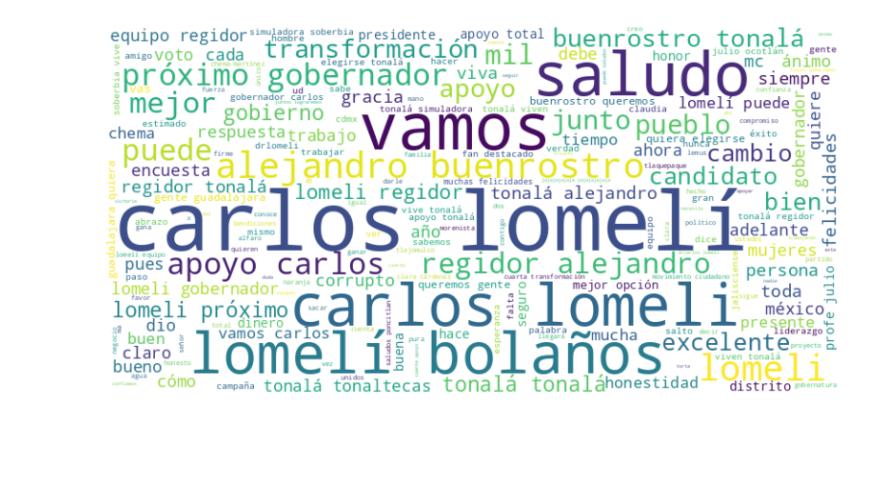
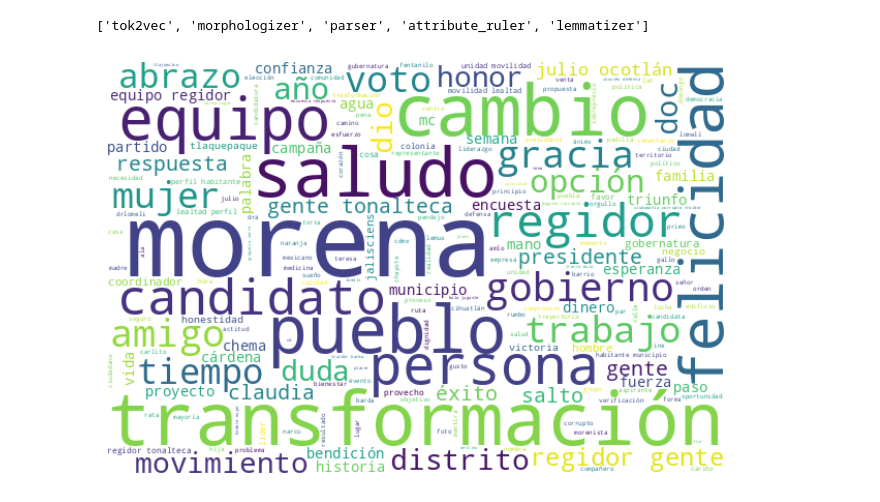
Before and after one commit to mrqm30/khorda_data, a Jupyter notebook: lomeli/general/analisis_coments_general.ipynb, the cells around one changed output. Drawn from its saved outputs; the diff is of its cells as text; code cells hidden in the pictures; blank space fills up the shorter version.

```diff
--- a/lomeli/general/analisis_coments_general.ipynb
+++ b/lomeli/general/analisis_coments_general.ipynb
@@ -115,17 +95,56 @@ AttributeError: 'DataFrame' object has no attribute 'tokens'
+# %%
+nlp.disable_pipes('ner')
+print(nlp.pipe_names)
+dataset = df_coments['texto']
+docs = []
+for text in tqdm(nlp.pipe(dataset), total=len(dataset)):
+    doc = nlp(text)
+    pt = [token.lemma_.lower() for token in doc if
+           (len(token.lemma_) > 1 and token.pos_ == "NOUN" and
+          not token.is_stop)]
+    docs.append(pt)
+counts_word_occurence = Counter(chain(*[x for x in docs]))
+low_freq_words = {key:value for (key,value) in counts_word_occurence.items() if value==1}
+docs = [[lemma for lemma in text if counts_word_occurence[lemma]>1] for text in docs]
+docs_length=len(docs)
+counts_word_percentage = Counter(chain(*[set(x) for x in docs]))
+counts_word_percentage = {key:(value/docs_length)*100 for (key,value) in counts_word_percentage.items()}
+high_freq_words = {key:value for (key,value) in counts_word_percentage.items() if value>4}
+docs =  [[lemma for lemma in text if counts_word_percentage[lemma]<4] for text in docs]
+# %% [output]
+['tok2vec', 'morphologizer', 'parser', 'attribute_ruler', 'lemmatizer']
 # %%
+######Nube de Palabras########################
+import matplotlib.pyplot as plt
+from wordcloud import WordCloud
+
+# Limpieza de Stop_words
+stop_words.extend(("q", "d", "van", "si", "pa", "así", "ser", "solo", "tan", "va", "as", "aquí", "hacia","dra", "día","hoy","dd","drcarloslomeli","jajaja"
+                "le", "con","ella", "qué", "por", "qu", "ers", "das", "ve", "jajaja", "jeje", "La", "nimo", "ms", "da","doccast","vas","jajajaja","dio","par",
+                "drcarloslomeli", "doc", "dr", "jajajajajajaja", "vez"))
+
+docs = [word for word in docs if word not in stop_words]
 # Unimos todas las listas de palabras en una sola lista
-all_words = [word for sublist in df_coments.tokens for word in sublist]
-# DataFrame con las palabras y sus frecuencias
+all_words = [word for sublist in docs for word in sublist]
+
+# Creamos un DataFrame con las palabras y sus frecuencias
 word_counts = pd.Series(all_words).value_counts()
-# Palabras más comunes
+
+# Tomamos las palabras más comunes (puedes ajustar este valor según tus necesidades)
 top_words = word_counts.head(10)
 
+# Unir las palabras en un solo texto (separadas por espacios)
 texto = " ".join(all_words)
-wordcloud = WordCloud(width=800, height=400, background_color="white").generate(texto)
-plt.figure(figsize=(10, 5))
+# Cículo
+# Crear una máscara en blanco para establecer un fondo transparente
+
+# Crear el objeto WordCloud
+wordcloud = WordCloud(width=600, height=400, background_color="white").generate(texto)
+# Mostrar la nube de palabras utilizando matplotlib
+plt.figure(figsize=(8, 10))
 plt.imshow(wordcloud, interpolation='bilinear')
-plt.axis('off')
-plt.savefig("nube_coments.png", dpi=200, bbox_inches="tight")
+plt.axis('off')  # Desactivar ejes
+plt.savefig("coments.png", dpi=200, bbox_inches="tight")
 plt.show()
 # %% [output]
-[figure, old version]
+[figure, new version]
```
Also changed, not shown: parts of 13 cells of this notebook, 8 other files.
